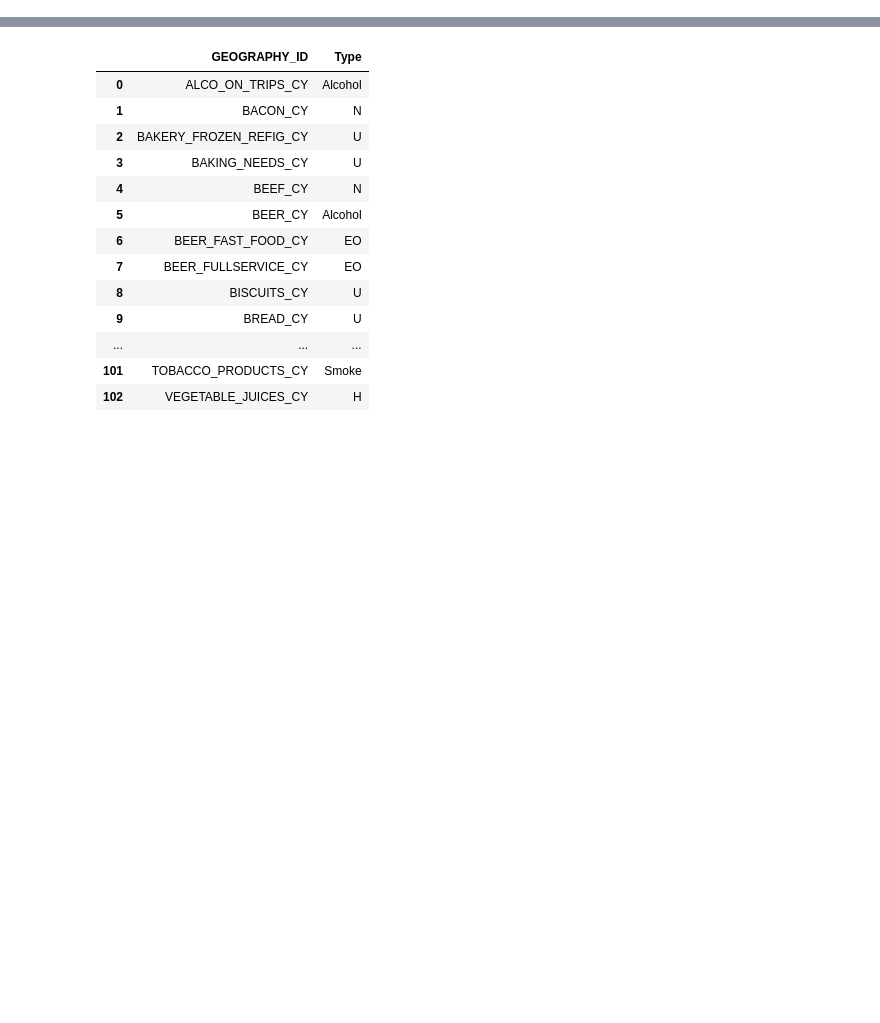
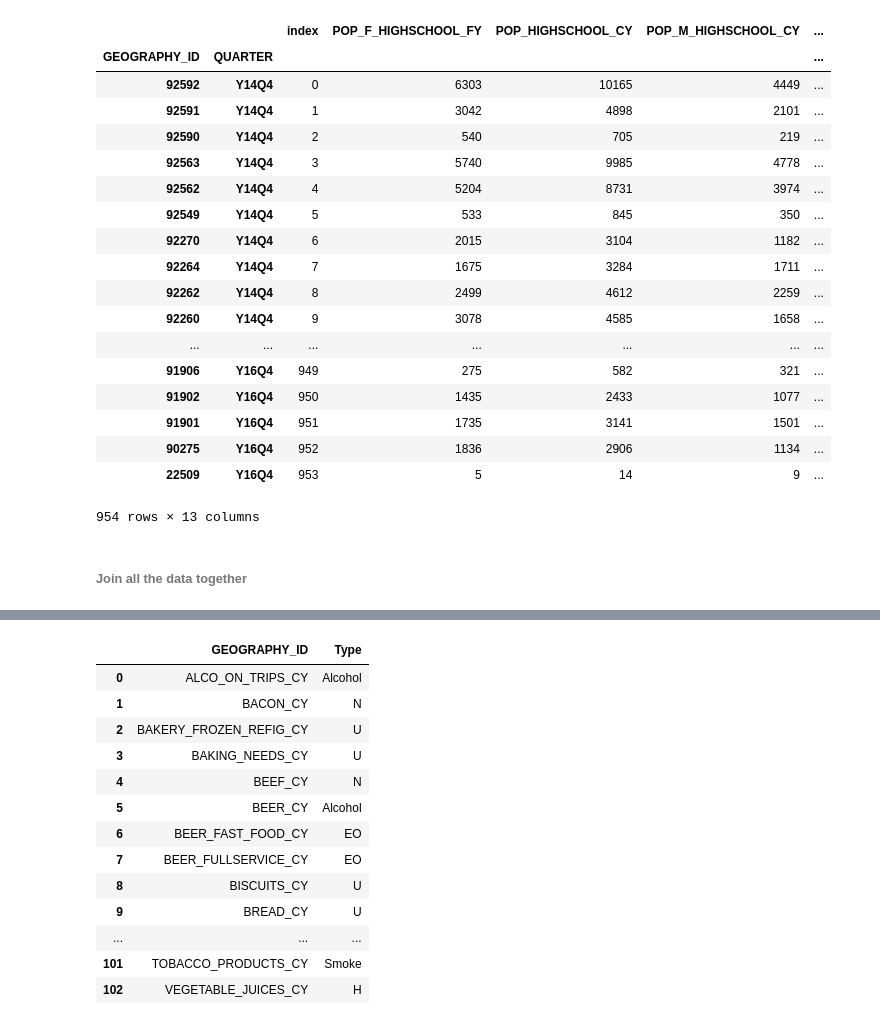
Before and after one commit to sandiegohearts/sandiegohearts.github.io, a Jupyter notebook: Data_Organizer.ipynb, the cells around one changed output, grey strips where cells are left out. Saved outputs shown, nothing was run; the diff lists cells and outputs as text; code cells hidden in the pictures; blank space fills up the shorter version.

```diff
--- a/Data_Organizer.ipynb
+++ b/Data_Organizer.ipynb
@@ -32,2 +44,30 @@ Name: HH_CY, dtype: int64
+# %%
+education = pd.read_csv('education_with_zip.csv')
+education=education.reset_index()
+education=education.set_index(['GEOGRAPHY_ID','QUARTER'])
+# %%
+education
+# %% [output]
+|  |  | index | POP_F_HIGHSCHOOL_FY | POP_HIGHSCHOOL_CY | POP_M_HIGHSCHOOL_CY | ... |
+| GEOGRAPHY_ID | QUARTER |  |  |  |  | ... |
+| 92592 | Y14Q4 | 0 | 6303 | 10165 | 4449 | ... |
+| 92591 | Y14Q4 | 1 | 3042 | 4898 | 2101 | ... |
+| 92590 | Y14Q4 | 2 | 540 | 705 | 219 | ... |
+| 92563 | Y14Q4 | 3 | 5740 | 9985 | 4778 | ... |
+| 92562 | Y14Q4 | 4 | 5204 | 8731 | 3974 | ... |
+| 92549 | Y14Q4 | 5 | 533 | 845 | 350 | ... |
+| 92270 | Y14Q4 | 6 | 2015 | 3104 | 1182 | ... |
+| 92264 | Y14Q4 | 7 | 1675 | 3284 | 1711 | ... |
+| 92262 | Y14Q4 | 8 | 2499 | 4612 | 2259 | ... |
+| 92260 | Y14Q4 | 9 | 3078 | 4585 | 1658 | ... |
+| ... | ... | ... | ... | ... | ... | ... |
+| 91906 | Y16Q4 | 949 | 275 | 582 | 321 | ... |
+| 91902 | Y16Q4 | 950 | 1435 | 2433 | 1077 | ... |
+| 91901 | Y16Q4 | 951 | 1735 | 3141 | 1501 | ... |
+| 90275 | Y16Q4 | 952 | 1836 | 2906 | 1134 | ... |
+| 22509 | Y16Q4 | 953 | 5 | 14 | 9 | ... |
+954 rows × 13 columns
+# %% [markdown]
+###### Join all the data together
 # %%
 df=pd.concat([demographics, consumer_data], axis=1, join='inner')
```
Also changed, not shown: parts of 75 cells of this notebook, 3 other files.
